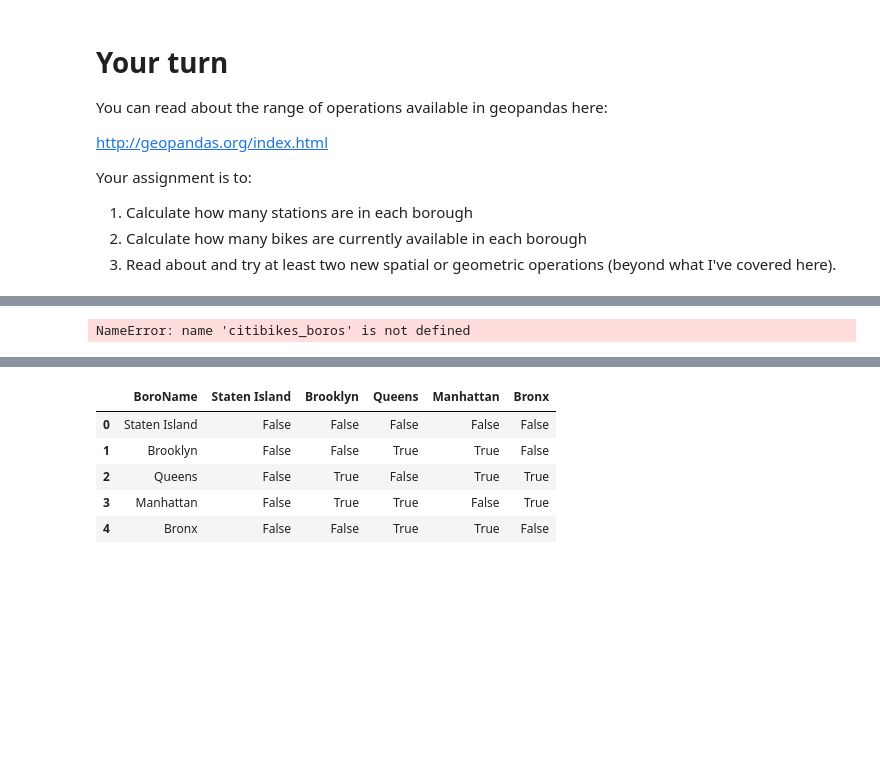
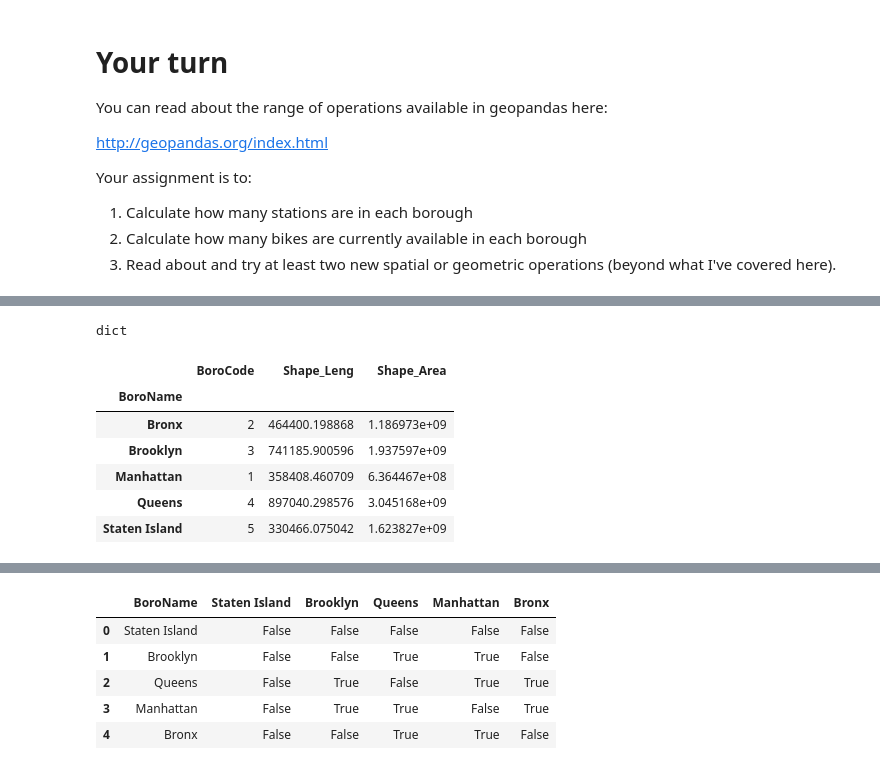
Before and after one commit to khuloodAlAmri/ce599, a Jupyter notebook: 10-Spatial Analysis/citibike.ipynb, the cells around one changed output, grey strips where cells are left out. Drawn from its saved outputs; the diff is of its cells as text; code cells hidden in the pictures; blank space fills up the shorter version.

```diff
--- a/10-Spatial Analysis/citibike.ipynb
+++ b/10-Spatial Analysis/citibike.ipynb
@@ -91,8 +148,17 @@ len(df)
+# %%
+type(data)
+# %% [output]
+dict
 # %%
-bikes= citibikes_boros.groupby('BoroName')['availableBikes'].sum()
-bikes
+boros.groupby(boros['BoroName']).sum()
 # %% [output]
-NameError: name 'citibikes_boros' is not defined
+|  | BoroCode | Shape_Leng | Shape_Area |
+| BoroName |  |  |  |
+| Bronx | 2 | 464400.198868 | 1.186973e+09 |
+| Brooklyn | 3 | 741185.900596 | 1.937597e+09 |
+| Manhattan | 1 | 358408.460709 | 6.364467e+08 |
+| Queens | 4 | 897040.298576 | 3.045168e+09 |
+| Staten Island | 5 | 330466.075042 | 1.623827e+09 |
 # %%
 manhattan = boros.geometry[3]
 in_mn = df.geometry.within(manhattan)
```
Also changed, not shown: parts of 15 cells of this notebook.
